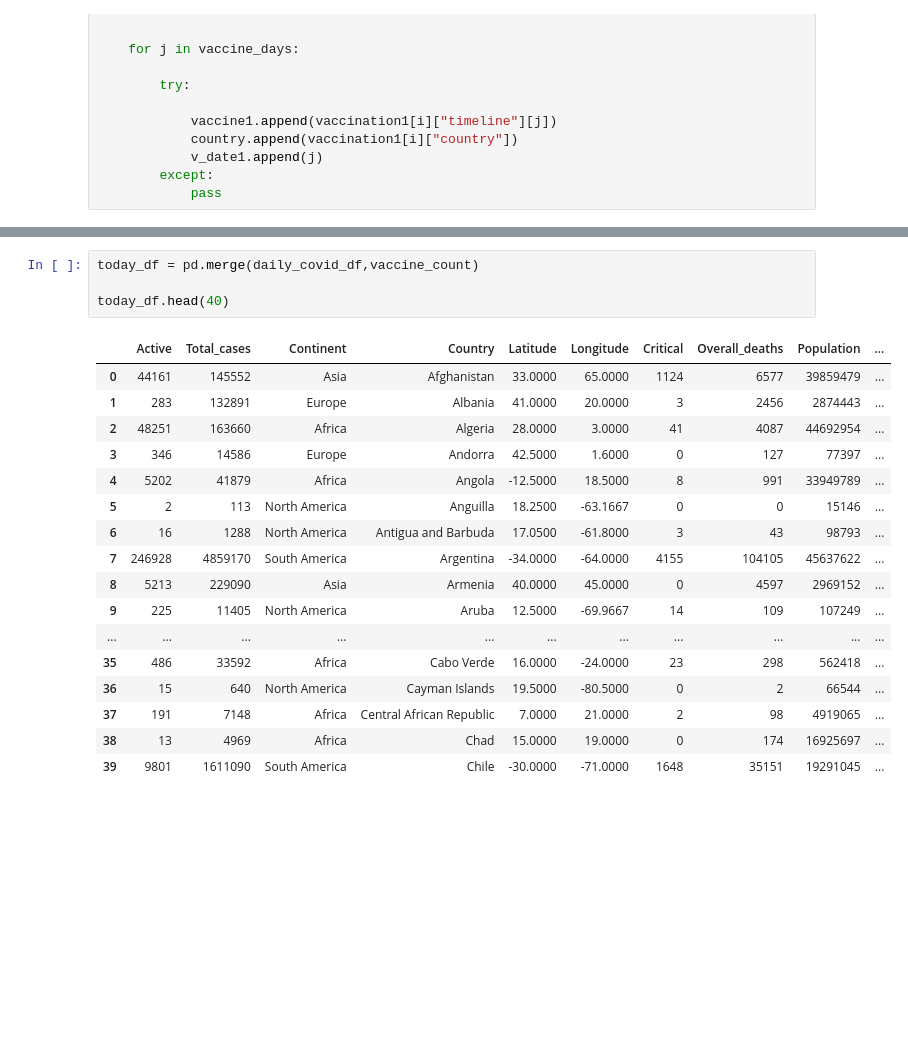
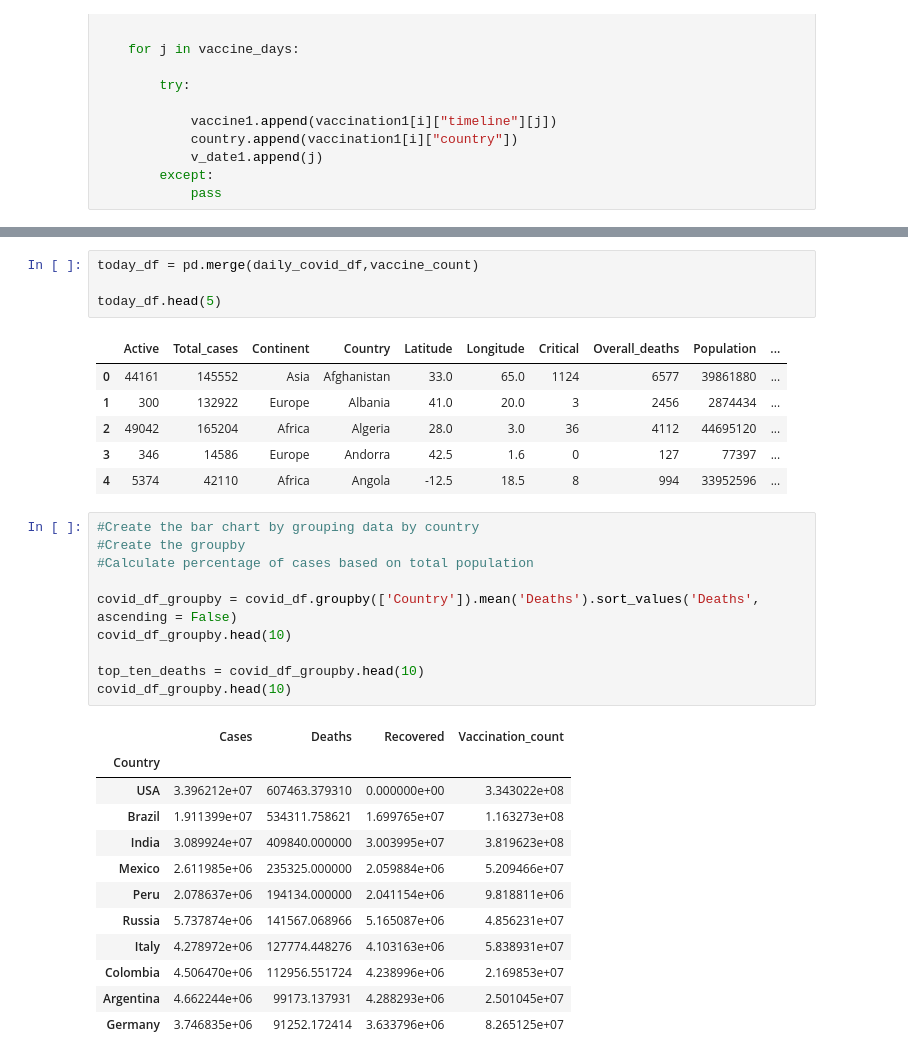
Before and after one commit to cgardner1388/capstoneproject1, a Jupyter notebook: codys_branch/Team1_Covid_Vaccination_Analysis_visual.ipynb, the cells around one changed output, grey strips where cells are left out. Cells and saved outputs as stored; diff of their text form; blank space fills up the shorter version.

```diff
--- a/codys_branch/Team1_Covid_Vaccination_Analysis_visual.ipynb
+++ b/codys_branch/Team1_Covid_Vaccination_Analysis_visual.ipynb
@@ -379,22 +373,34 @@ daily_covid_df.head(2)
 # %%
 today_df = pd.merge(daily_covid_df,vaccine_count)
 
-today_df.head(40)
+today_df.head(5)
 # %% [output]
 |  | Active | Total_cases | Continent | Country | Latitude | Longitude | Critical | Overall_deaths | Population | ... |
-| 0 | 44161 | 145552 | Asia | Afghanistan | 33.0000 | 65.0000 | 1124 | 6577 | 39859479 | ... |
-| 1 | 283 | 132891 | Europe | Albania | 41.0000 | 20.0000 | 3 | 2456 | 2874443 | ... |
-| 2 | 48251 | 163660 | Africa | Algeria | 28.0000 | 3.0000 | 41 | 4087 | 44692954 | ... |
-| 3 | 346 | 14586 | Europe | Andorra | 42.5000 | 1.6000 | 0 | 127 | 77397 | ... |
-| 4 | 5202 | 41879 | Africa | Angola | -12.5000 | 18.5000 | 8 | 991 | 33949789 | ... |
-| 5 | 2 | 113 | North America | Anguilla | 18.2500 | -63.1667 | 0 | 0 | 15146 | ... |
-| 6 | 16 | 1288 | North America | Antigua and Barbuda | 17.0500 | -61.8000 | 3 | 43 | 98793 | ... |
-| 7 | 246928 | 4859170 | South America | Argentina | -34.0000 | -64.0000 | 4155 | 104105 | 45637622 | ... |
-| 8 | 5213 | 229090 | Asia | Armenia | 40.0000 | 45.0000 | 0 | 4597 | 2969152 | ... |
-| 9 | 225 | 11405 | North America | Aruba | 12.5000 | -69.9667 | 14 | 109 | 107249 | ... |
-| ... | ... | ... | ... | ... | ... | ... | ... | ... | ... | ... |
-| 35 | 486 | 33592 | Africa | Cabo Verde | 16.0000 | -24.0000 | 23 | 298 | 562418 | ... |
-| 36 | 15 | 640 | North America | Cayman Islands | 19.5000 | -80.5000 | 0 | 2 | 66544 | ... |
-| 37 | 191 | 7148 | Africa | Central African Republic | 7.0000 | 21.0000 | 2 | 98 | 4919065 | ... |
-| 38 | 13 | 4969 | Africa | Chad | 15.0000 | 19.0000 | 0 | 174 | 16925697 | ... |
-| 39 | 9801 | 1611090 | South America | Chile | -30.0000 | -71.0000 | 1648 | 35151 | 19291045 | ... |
+| 0 | 44161 | 145552 | Asia | Afghanistan | 33.0 | 65.0 | 1124 | 6577 | 39861880 | ... |
+| 1 | 300 | 132922 | Europe | Albania | 41.0 | 20.0 | 3 | 2456 | 2874434 | ... |
+| 2 | 49042 | 165204 | Africa | Algeria | 28.0 | 3.0 | 36 | 4112 | 44695120 | ... |
+| 3 | 346 | 14586 | Europe | Andorra | 42.5 | 1.6 | 0 | 127 | 77397 | ... |
+| 4 | 5374 | 42110 | Africa | Angola | -12.5 | 18.5 | 8 | 994 | 33952596 | ... |
+# %%
+#Create the bar chart by grouping data by country
+#Create the groupby
+#Calculate percentage of cases based on total population
+
+covid_df_groupby = covid_df.groupby(['Country']).mean('Deaths').sort_values('Deaths', ascending = False)
+covid_df_groupby.head(10)
+
+top_ten_deaths = covid_df_groupby.head(10)
+covid_df_groupby.head(10)
+# %% [output]
+|  | Cases | Deaths | Recovered | Vaccination_count |
+| Country |  |  |  |  |
+| USA | 3.396212e+07 | 607463.379310 | 0.000000e+00 | 3.343022e+08 |
+| Brazil | 1.911399e+07 | 534311.758621 | 1.699765e+07 | 1.163273e+08 |
+| India | 3.089924e+07 | 409840.000000 | 3.003995e+07 | 3.819623e+08 |
+| Mexico | 2.611985e+06 | 235325.000000 | 2.059884e+06 | 5.209466e+07 |
+| Peru | 2.078637e+06 | 194134.000000 | 2.041154e+06 | 9.818811e+06 |
+| Russia | 5.737874e+06 | 141567.068966 | 5.165087e+06 | 4.856231e+07 |
+| Italy | 4.278972e+06 | 127774.448276 | 4.103163e+06 | 5.838931e+07 |
+| Colombia | 4.506470e+06 | 112956.551724 | 4.238996e+06 | 2.169853e+07 |
+| Argentina | 4.662244e+06 | 99173.137931 | 4.288293e+06 | 2.501045e+07 |
+| Germany | 3.746835e+06 | 91252.172414 | 3.633796e+06 | 8.265125e+07 |
```
Also changed, not shown: parts of 8 cells of this notebook, 1 other file.
